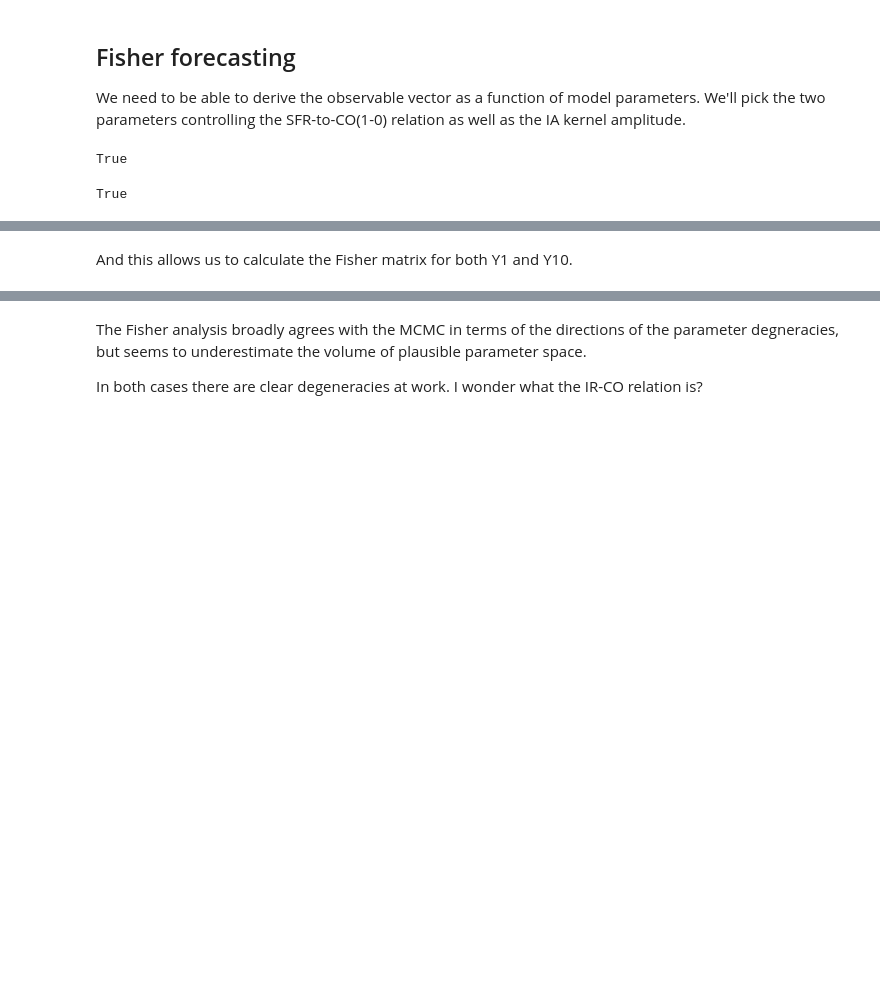
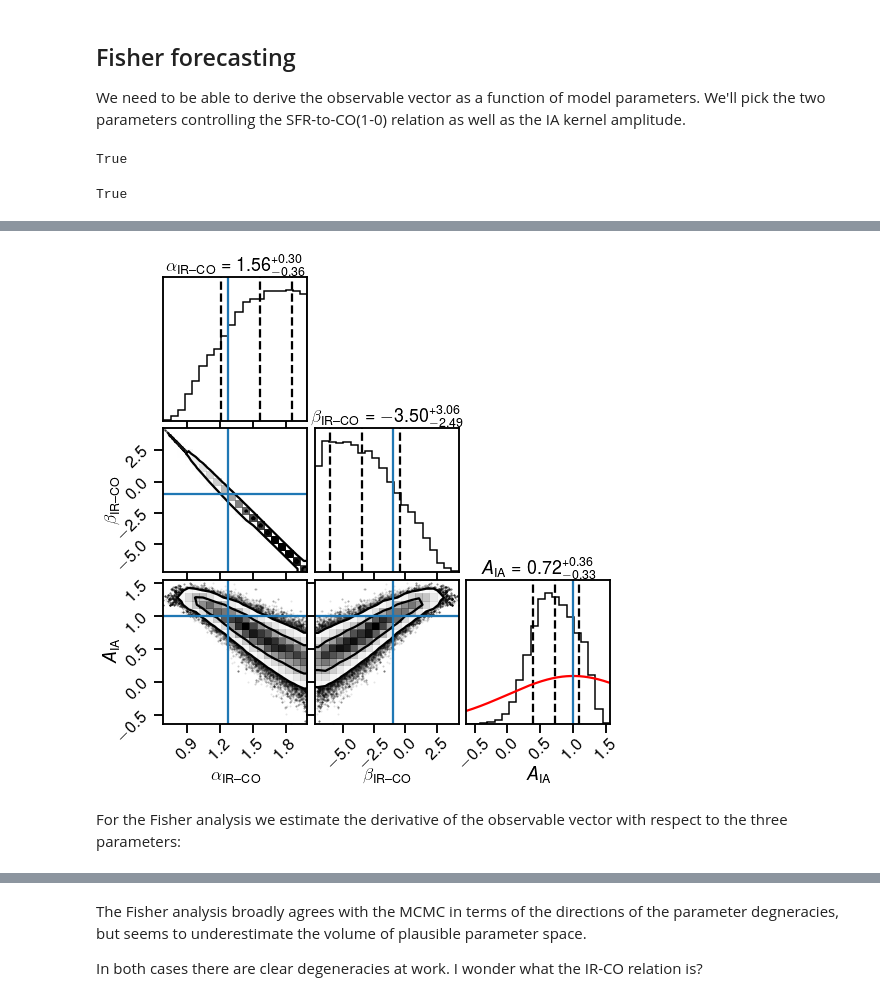
Before and after one commit to dongwooc/lim-lensing-predictions, a Jupyter notebook: code.ipynb, the cells around one changed output, grey strips where cells are left out. Cells and saved outputs as stored; diff of their text form; code cells hidden in the pictures; blank space fills up the shorter version.

```diff
--- a/code.ipynb
+++ b/code.ipynb
@@ -876,8 +938,17 @@ For the Fisher analysis we estimate the derivative of the observable vector with
+# %%
+f = corner.corner(sampler.get_chain()[burnin:].reshape((-1,3)),labels=param_labels,quantiles=(0.16,0.5,0.84),levels=(0.68,0.95),show_titles=True)
+x = np.linspace(f.axes[-1].get_xlim()[0],f.axes[-1].get_xlim()[-1],201)
+f.axes[-1].plot(x,np.exp(-0.5*(x-1)**2)/np.sqrt(2*np.pi)*(10000-burnin)*32*np.mean(np.diff(x))*10,'r-')
+corner.overplot_lines(f,fiducial)
+pl.savefig('emcee_corner.pdf')
+pl.savefig('emcee_corner.png',dpi=288)
+# %% [output]
+[figure, added]
+# %% [markdown]
+For the Fisher analysis we estimate the derivative of the observable vector with respect to the three parameters:
 # %%
 FISHER_DPARAM = np.array((0.0001,0.0001,0.0001))
 # %%
 observable_derivatives_Y1 = np.array([(observable_vector_Y1_recalc(*tuple(np.array(fiducial)+FISHER_DPARAM*(np.arange(len(fiducial))==i)))-observable_vector_Y1_recalc(*tuple(np.array(fiducial)-FISHER_DPARAM*(np.arange(len(fiducial))==i)))) for i in range(len(fiducial))])/FISHER_DPARAM[:,None]/2
 # %%
 observable_derivatives_Y10 = np.array([(observable_vector_Y10_recalc(*tuple(np.array(fiducial)+FISHER_DPARAM*(np.arange(len(fiducial))==i)))-observable_vector_Y10_recalc(*tuple(np.array(fiducial)-FISHER_DPARAM*(np.arange(len(fiducial))==i)))) for i in range(len(fiducial))])/FISHER_DPARAM[:,None]/2
-# %% [markdown]
-And this allows us to calculate the Fisher matrix for both Y1 and Y10.
```
Also changed, not shown: parts of 293 cells of this notebook, 16 other files.
